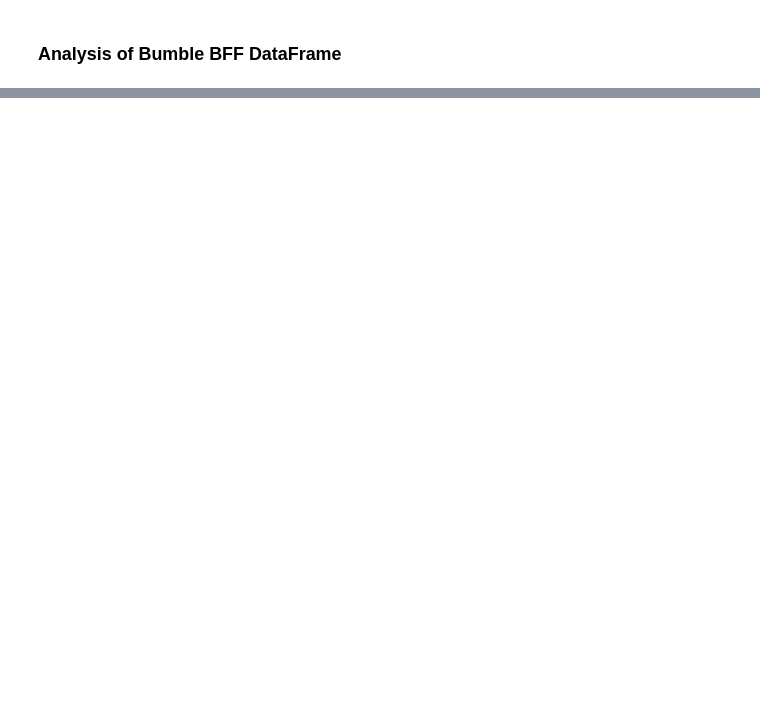
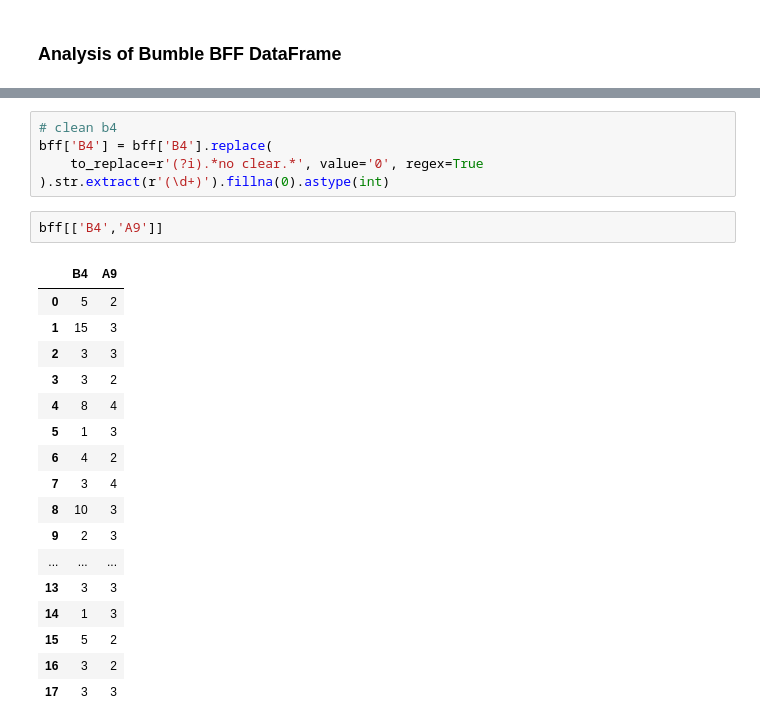
Before and after one commit to maximusbicalan/algomatch, a Jupyter notebook: script.ipynb, the cells around one changed output, grey strips where cells are left out. Saved outputs shown, nothing was run; the diff lists cells and outputs as text; blank space fills up the shorter version.

```diff
--- a/script.ipynb
+++ b/script.ipynb
@@ -57,0 +439,25 @@ for col_A_D, col_A_B in zip(df_A_D.columns, df_A_B.columns):
+# %%
+# clean b4
+bff['B4'] = bff['B4'].replace(
+    to_replace=r'(?i).*no clear.*', value='0', regex=True
+).str.extract(r'(\d+)').fillna(0).astype(int)
+# %%
+bff[['B4','A9']]
+# %% [output]
+|  | B4 | A9 |
+| 0 | 5 | 2 |
+| 1 | 15 | 3 |
+| 2 | 3 | 3 |
+| 3 | 3 | 2 |
+| 4 | 8 | 4 |
+| 5 | 1 | 3 |
+| 6 | 4 | 2 |
+| 7 | 3 | 4 |
+| 8 | 10 | 3 |
+| 9 | 2 | 3 |
+| ... | ... | ... |
+| 13 | 3 | 3 |
+| 14 | 1 | 3 |
+| 15 | 5 | 2 |
+| 16 | 3 | 2 |
+| 17 | 3 | 3 |
```
Also changed, not shown: parts of 38 cells of this notebook, 7 other files.
